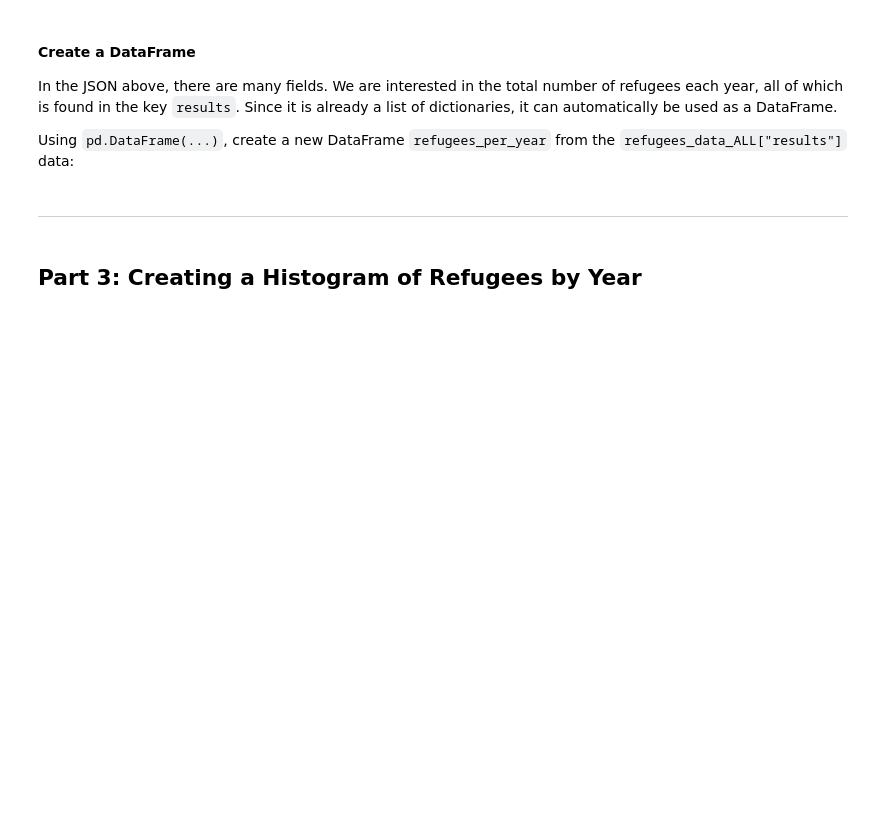
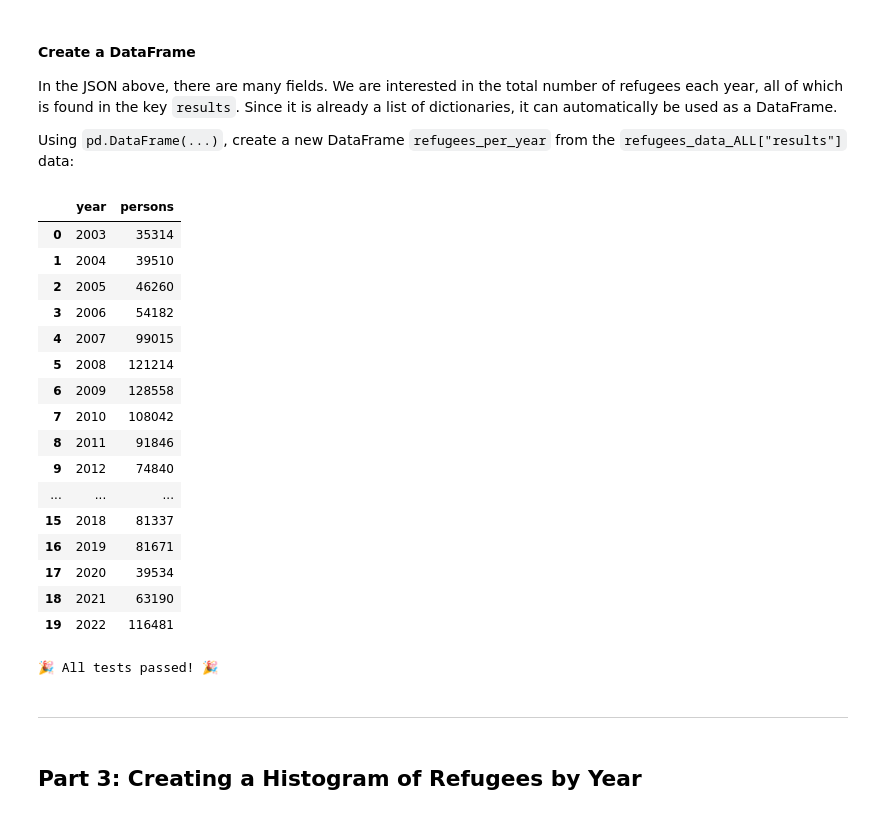
Before and after one commit to srivanik8/beginner_projects, a Jupyter notebook: microproject-11-united-nations-refugee-data/microproject-11-united-nations-refugee-data.ipynb, the cells around one changed output. Drawn from its saved outputs; the diff is of its cells as text; code cells hidden in the pictures; blank space fills up the shorter version.

Commit message:
microproject-11-united-nations-refugee-data done

```diff
--- a/microproject-11-united-nations-refugee-data/microproject-11-united-nations-refugee-data.ipynb
+++ b/microproject-11-united-nations-refugee-data/microproject-11-united-nations-refugee-data.ipynb
@@ -250,0 +307,4 @@ refugees_data_ALL
+# %%
+response_refugee_all = requests.get('http://api.unhcr.org/rsq/v1/submissions?year=2003%2C2004%2C2005%2C2006%2C2007%2C2008%2C2009%2C2010%2C2011%2C2012%2C2013%2C2014%2C2015%2C2016%2C2017%2C2018%2C2019%2C2020%2C2021%2C2022%2C2023%2C2024%2C2025')
+refugees_data_ALL = response_refugee_all.json()
+refugees_data_ALL
@@ -260,3 +335,25 @@ refugees_per_year
+# %%
+total_refugees = refugees_data_ALL['results']
+refugees_per_year = pd.DataFrame(total_refugees)
+refugees_per_year
+# %% [output]
+|  | year | persons |
+| 0 | 2003 | 35314 |
+| 1 | 2004 | 39510 |
+| 2 | 2005 | 46260 |
+| 3 | 2006 | 54182 |
+| 4 | 2007 | 99015 |
+| 5 | 2008 | 121214 |
+| 6 | 2009 | 128558 |
+| 7 | 2010 | 108042 |
+| 8 | 2011 | 91846 |
+| 9 | 2012 | 74840 |
+| ... | ... | ... |
+| 15 | 2018 | 81337 |
+| 16 | 2019 | 81671 |
+| 17 | 2020 | 39534 |
+| 18 | 2021 | 63190 |
+| 19 | 2022 | 116481 |
 # %%
 ### TEST CASE for Part 2.3: Fetching the Number of Refugees for All Years
 assert('refugees_per_year' in vars()), "Did you define a variable called refugees_per_year?"
@@ -267,6 +364,8 @@ assert(refugees_per_year["year"].iloc[10] == "2013"), "It looks like you did not
 
 tada = "\N{PARTY POPPER}"
 print(f"{tada} All tests passed! {tada}")
+# %% [output]
+🎉 All tests passed! 🎉
 # %% [markdown]
 <hr style="color: #DD3403;">
 # %% [markdown]
```
Also changed, not shown: parts of 23 cells of this notebook.
